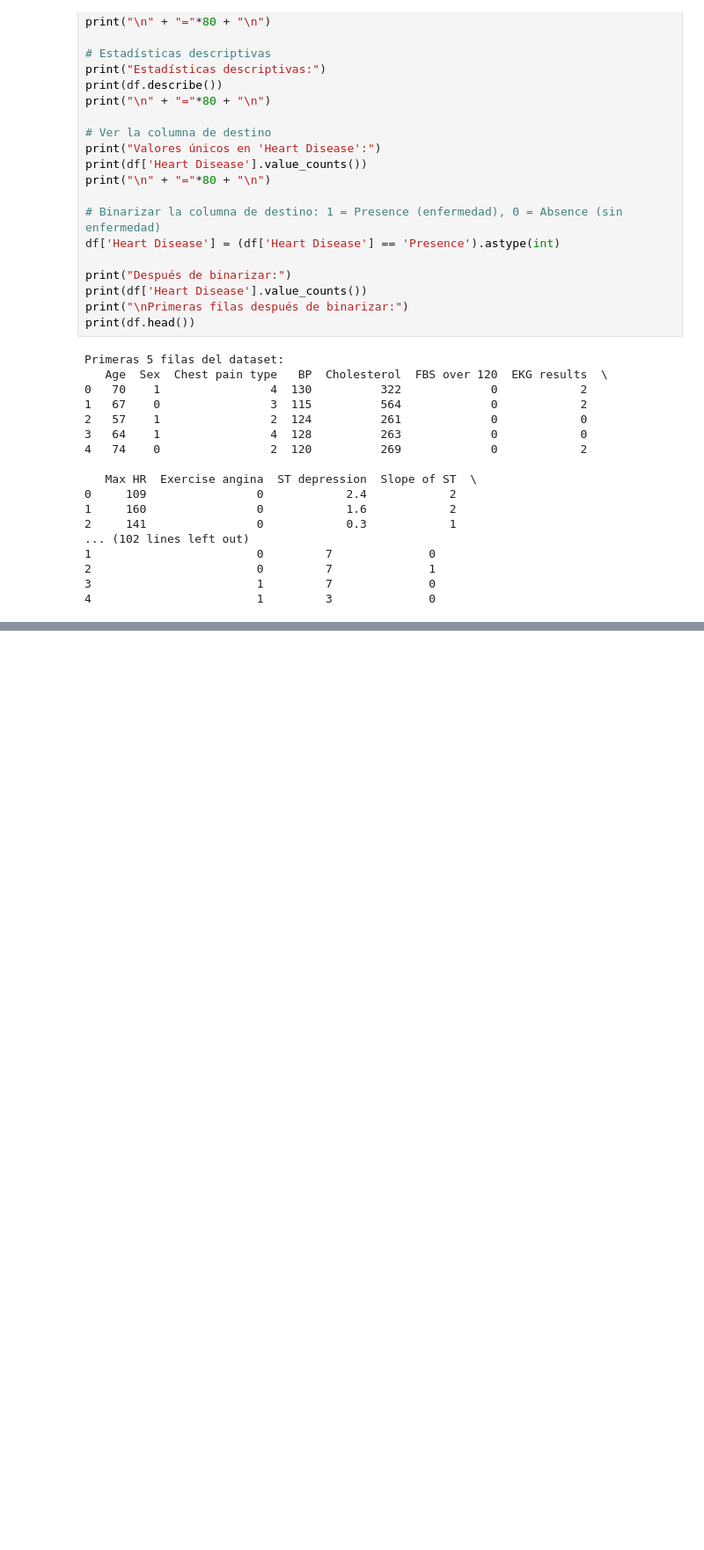
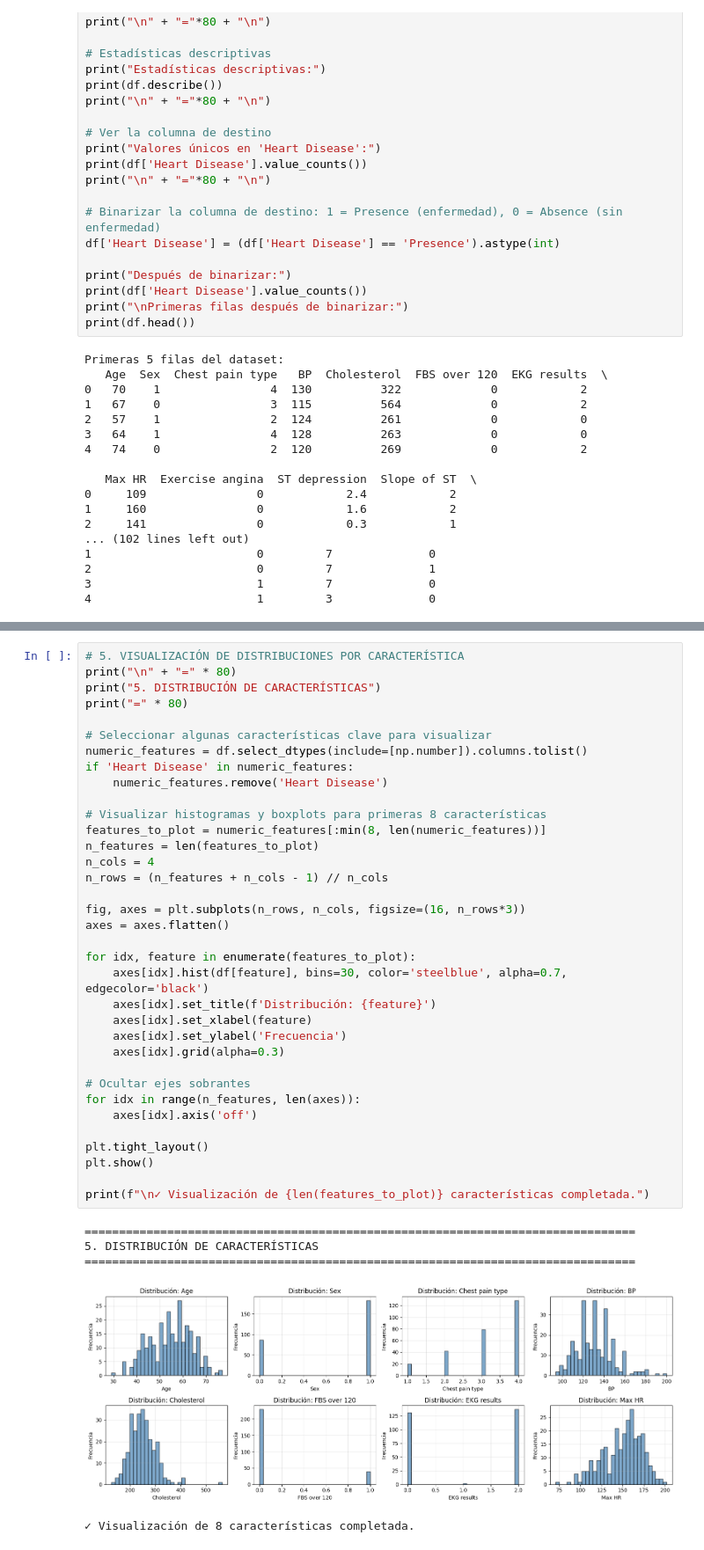
Before and after one commit to mariapaularm/heart-disease-risk-prediction, a Jupyter notebook: heart-disease-risk-prediction.ipynb, the cells around one changed output, grey strips where cells are left out. Shown at 88% size. Drawn from its saved outputs; the diff is of its cells as text; blank space fills up the shorter version.

```diff
--- a/heart-disease-risk-prediction.ipynb
+++ b/heart-disease-risk-prediction.ipynb
@@ -76,0 +141,41 @@ Primeras 5 filas del dataset:
+# %%
+# 5. VISUALIZACIÓN DE DISTRIBUCIONES POR CARACTERÍSTICA
+print("\n" + "=" * 80)
+print("5. DISTRIBUCIÓN DE CARACTERÍSTICAS")
+print("=" * 80)
+
+# Seleccionar algunas características clave para visualizar
+numeric_features = df.select_dtypes(include=[np.number]).columns.tolist()
+if 'Heart Disease' in numeric_features:
+    numeric_features.remove('Heart Disease')
+
+# Visualizar histogramas y boxplots para primeras 8 características
+features_to_plot = numeric_features[:min(8, len(numeric_features))]
+n_features = len(features_to_plot)
+n_cols = 4
+n_rows = (n_features + n_cols - 1) // n_cols
+
+fig, axes = plt.subplots(n_rows, n_cols, figsize=(16, n_rows*3))
+axes = axes.flatten()
+
+for idx, feature in enumerate(features_to_plot):
+    axes[idx].hist(df[feature], bins=30, color='steelblue', alpha=0.7, edgecolor='black')
+    axes[idx].set_title(f'Distribución: {feature}')
+    axes[idx].set_xlabel(feature)
+    axes[idx].set_ylabel('Frecuencia')
+    axes[idx].grid(alpha=0.3)
+
+# Ocultar ejes sobrantes
+for idx in range(n_features, len(axes)):
+    axes[idx].axis('off')
+
+plt.tight_layout()
+plt.show()
+
+print(f"\n✓ Visualización de {len(features_to_plot)} características completada.")
+# %% [output]
+================================================================================
+5. DISTRIBUCIÓN DE CARACTERÍSTICAS
+================================================================================
+[figure, added]
+✓ Visualización de 8 características completada.
```
Also changed, not shown: parts of 11 cells of this notebook.
